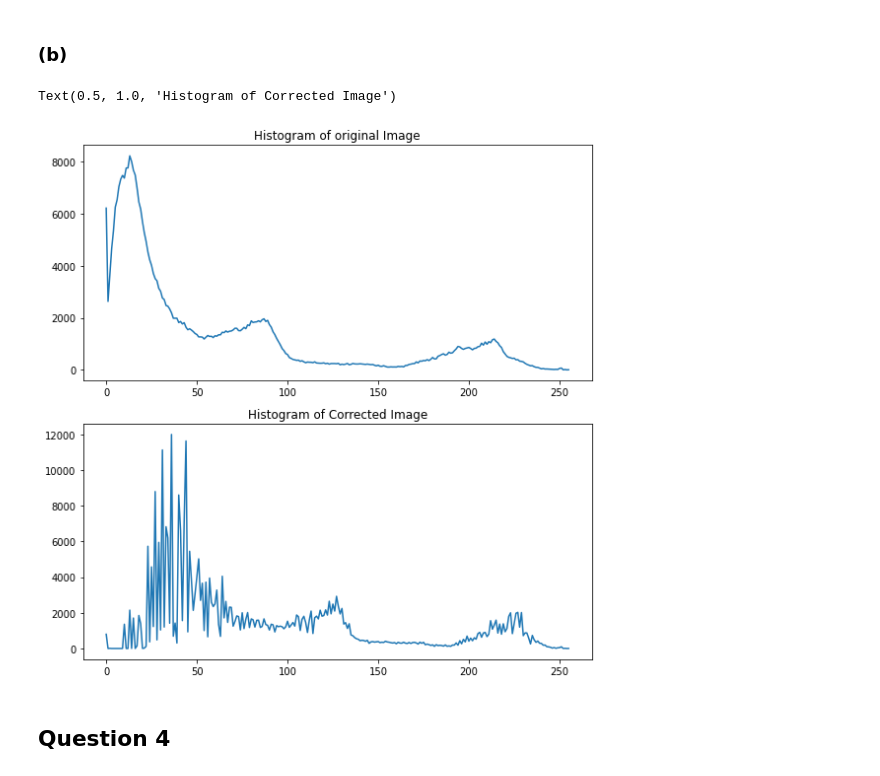
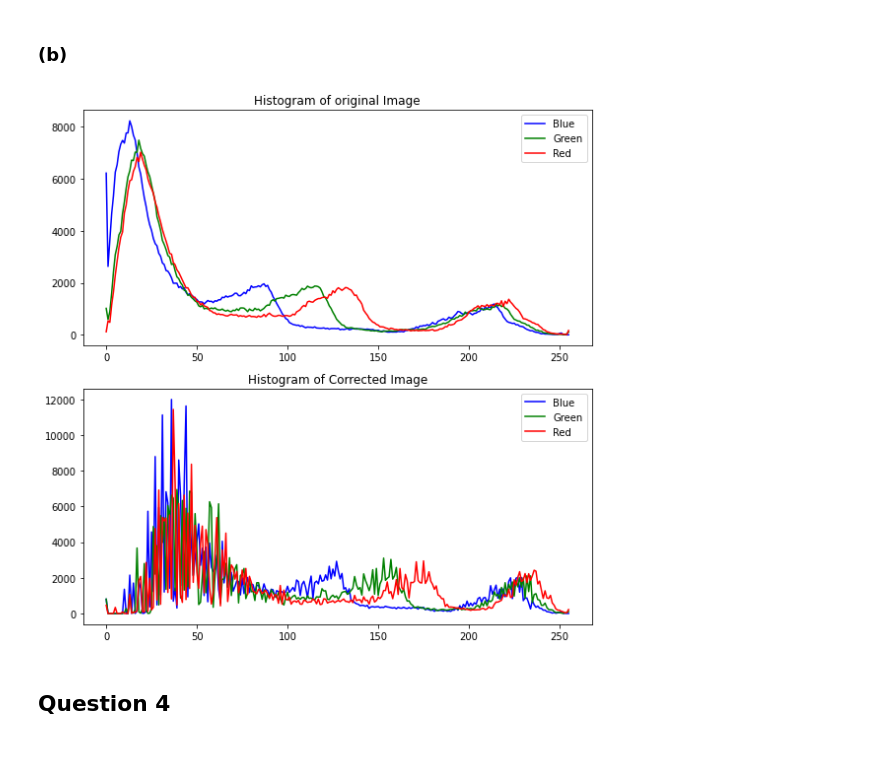
Before and after one commit to vidurawarna/EN2550_CV, a Jupyter notebook: Assignments/Assignment 1/190397E_Assignment1.ipynb, the cells around one changed output. Drawn from its saved outputs; the diff is of its cells as text; code cells hidden in the pictures.

Commit message:
changed the histogram of question 3

```diff
--- a/Assignments/Assignment 1/190397E_Assignment1.ipynb
+++ b/Assignments/Assignment 1/190397E_Assignment1.ipynb
@@ -216,15 +216,21 @@ ax[1].imshow(transformed_img_)
 # %%
 hist_img = cv.calcHist([img],[0],None,[256],[0,256])
 hist_gemma_img = cv.calcHist([transformed_img],[0],None,[256],[0,256])
 
 fig,ax = plt.subplots(2,1,figsize=(8,8))
-ax[0].plot(hist_img)
-ax[0].set_title("Histogram of original Image")
-ax[1].plot(hist_gemma_img)
-ax[1].set_title("Histogram of Corrected Image")
+colors = ['b','g','r']
+labels = ['Blue','Green','Red']
+for i in range (3):
+    hist_img = cv.calcHist([img],[i],None,[256],[0,256])
+    hist_gemma_img = cv.calcHist([transformed_img],[i],None,[256],[0,256])
+    ax[0].plot(hist_img,color=colors[i],label = labels[i])
+    ax[0].set_title("Histogram of original Image")
+    ax[0].legend()
+    ax[1].plot(hist_gemma_img,color=colors[i],label = labels[i])
+    ax[1].set_title("Histogram of Corrected Image")
+    ax[1].legend()
 # %% [output]
-Text(0.5, 1.0, 'Histogram of Corrected Image')
-[figure, old version]
+[figure, new version]
 # %% [markdown]
 ## Question 4
 # %% [markdown]
```
Also changed, not shown: parts of 2 cells of this notebook.
